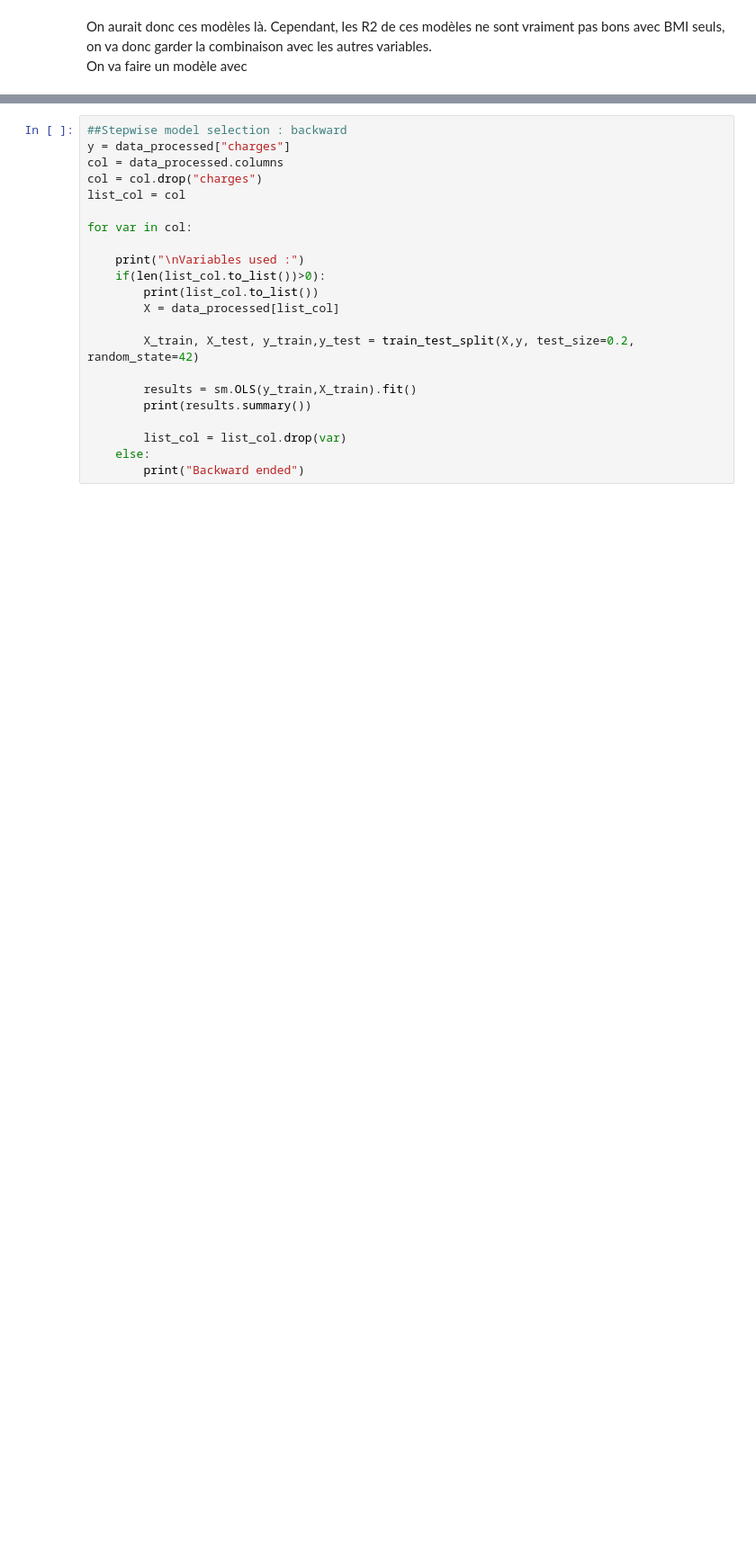
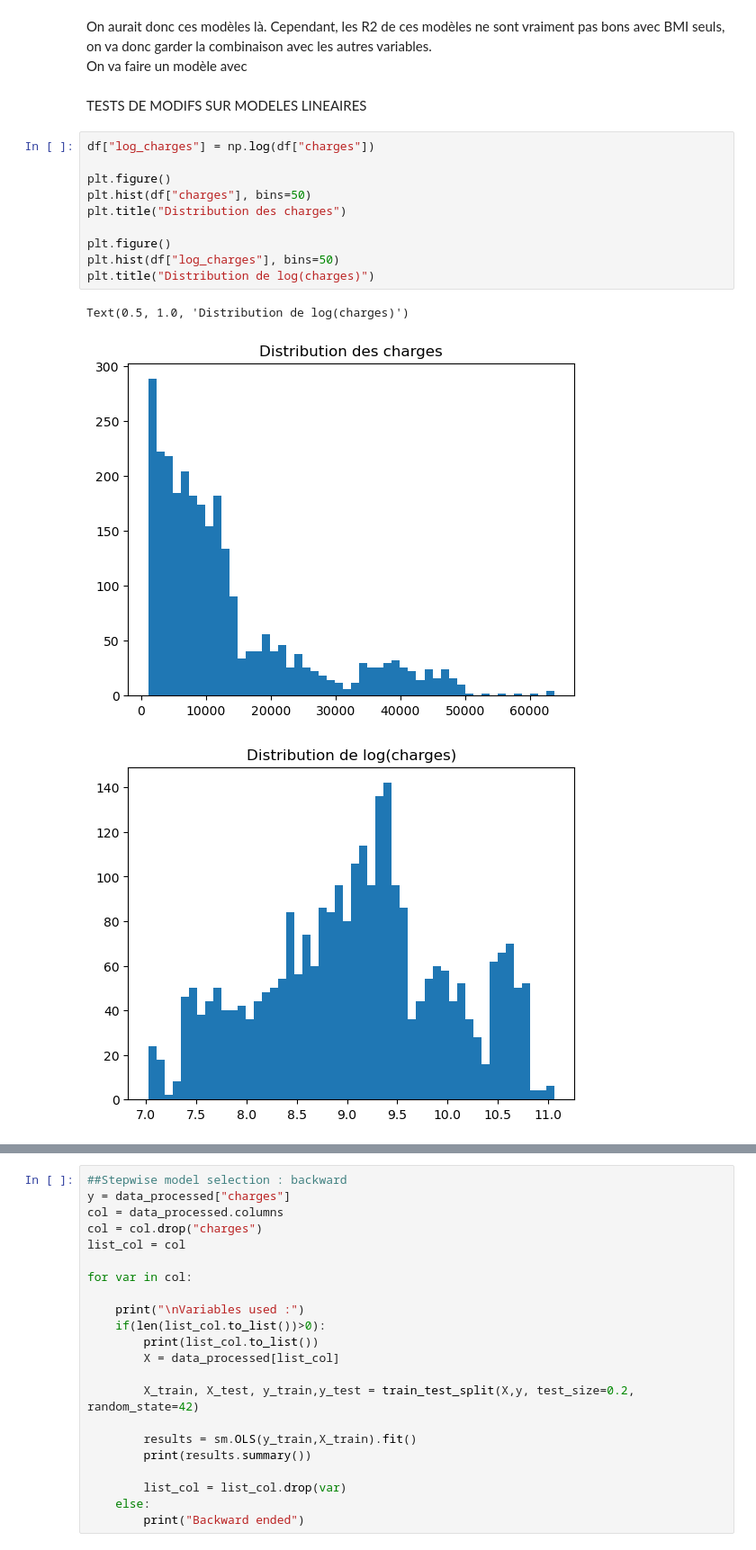
Before and after one commit to ultac/Projet-GLM, a Jupyter notebook: Prepocessing.ipynb, the cells around one changed output, grey strips where cells are left out. Shown at 90% size. Saved outputs shown, nothing was run; the diff lists cells and outputs as text; blank space fills up the shorter version.

```diff
--- a/Prepocessing.ipynb
+++ b/Prepocessing.ipynb
@@ -500,3 +500,19 @@ plt.plot()
 # %% [markdown]
 On aurait donc ces modèles là. Cependant, les R2 de ces modèles ne sont vraiment pas bons avec BMI seuls, on va donc garder la combinaison avec les autres variables.\
 On va faire un modèle avec
+# %% [markdown]
+TESTS DE MODIFS SUR MODELES LINEAIRES
+# %%
+df["log_charges"] = np.log(df["charges"])
+
+plt.figure()
+plt.hist(df["charges"], bins=50)
+plt.title("Distribution des charges")
+
+plt.figure()
+plt.hist(df["log_charges"], bins=50)
+plt.title("Distribution de log(charges)")
+# %% [output]
+Text(0.5, 1.0, 'Distribution de log(charges)')
+[figure, added]
+[figure, added]
```
Also changed, not shown: parts of 17 cells of this notebook.
